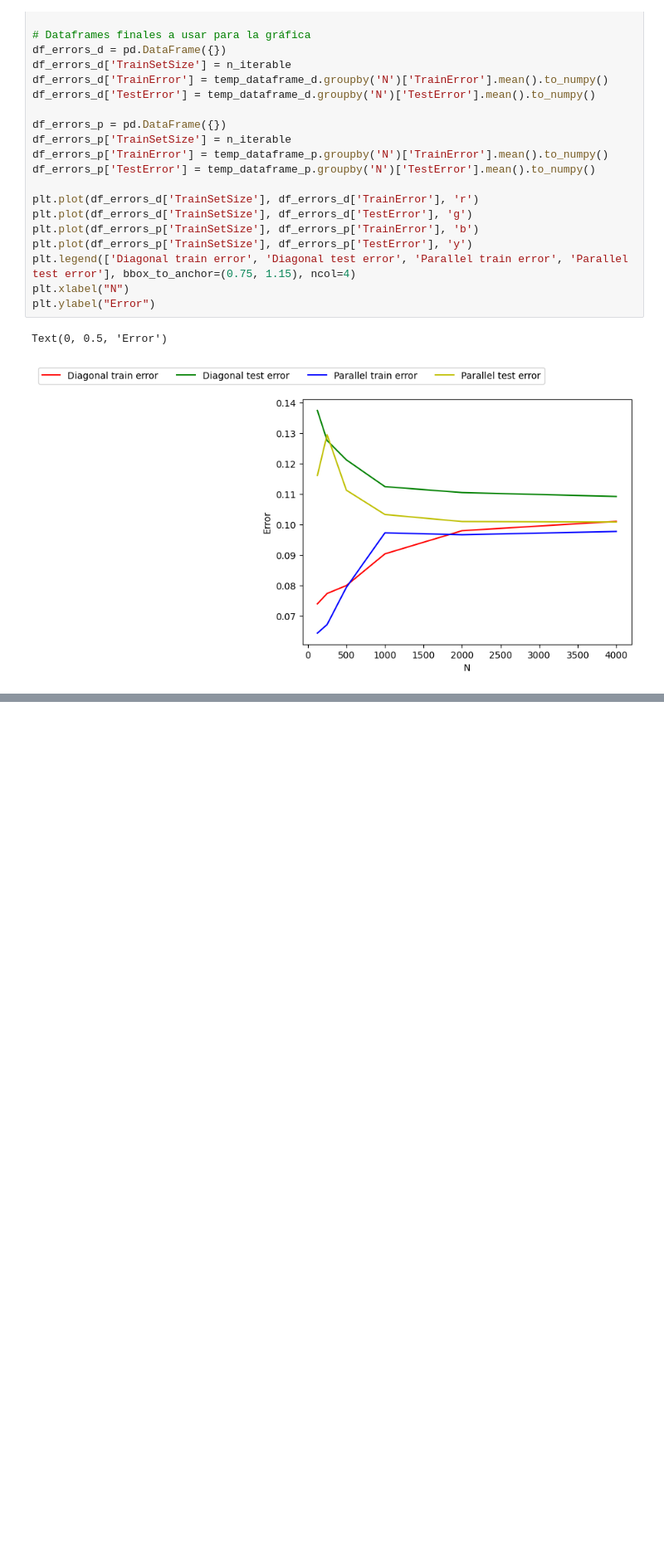
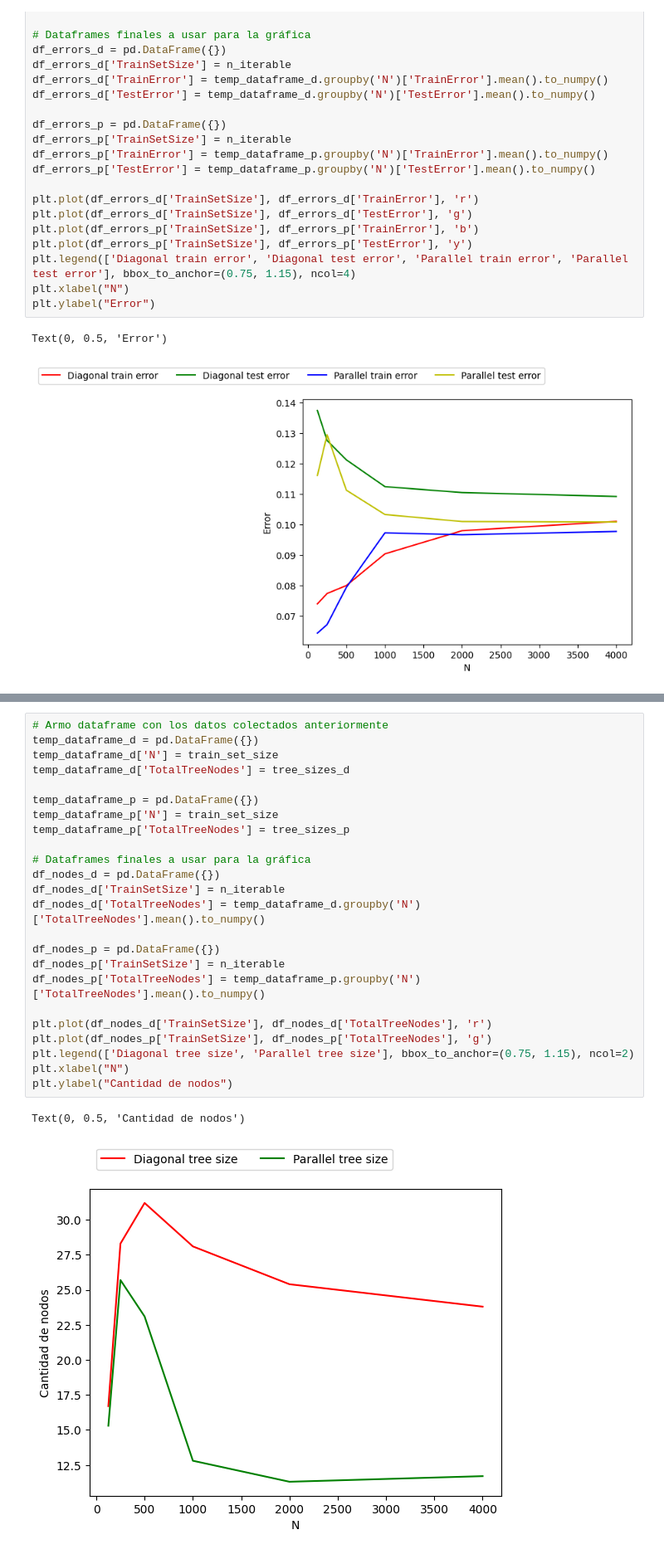
Before and after one commit to alduzarate/MachineLearning, a Jupyter notebook: TP1/arbolesDecision.ipynb, the cells around one changed output, grey strips where cells are left out. Shown at 83% size. Drawn from its saved outputs; the diff is of its cells as text; blank space fills up the shorter version.

```diff
--- a/TP1/arbolesDecision.ipynb
+++ b/TP1/arbolesDecision.ipynb
@@ -210,0 +213,27 @@ A medida que N crece, el error de testeo decrece, así que en esta instancia no
+# %%
+# Armo dataframe con los datos colectados anteriormente
+temp_dataframe_d = pd.DataFrame({})
+temp_dataframe_d['N'] = train_set_size
+temp_dataframe_d['TotalTreeNodes'] = tree_sizes_d
+
+temp_dataframe_p = pd.DataFrame({})
+temp_dataframe_p['N'] = train_set_size
+temp_dataframe_p['TotalTreeNodes'] = tree_sizes_p
+
+# Dataframes finales a usar para la gráfica
+df_nodes_d = pd.DataFrame({})
+df_nodes_d['TrainSetSize'] = n_iterable
+df_nodes_d['TotalTreeNodes'] = temp_dataframe_d.groupby('N')['TotalTreeNodes'].mean().to_numpy()
+
+df_nodes_p = pd.DataFrame({})
+df_nodes_p['TrainSetSize'] = n_iterable
+df_nodes_p['TotalTreeNodes'] = temp_dataframe_p.groupby('N')['TotalTreeNodes'].mean().to_numpy()
+
+plt.plot(df_nodes_d['TrainSetSize'], df_nodes_d['TotalTreeNodes'], 'r')
+plt.plot(df_nodes_p['TrainSetSize'], df_nodes_p['TotalTreeNodes'], 'g')
+plt.legend(['Diagonal tree size', 'Parallel tree size'], bbox_to_anchor=(0.75, 1.15), ncol=2)
+plt.xlabel("N")
+plt.ylabel("Cantidad de nodos")
+# %% [output]
+Text(0, 0.5, 'Cantidad de nodos')
+[figure, added]
```
Also changed, not shown: parts of 4 cells of this notebook.
